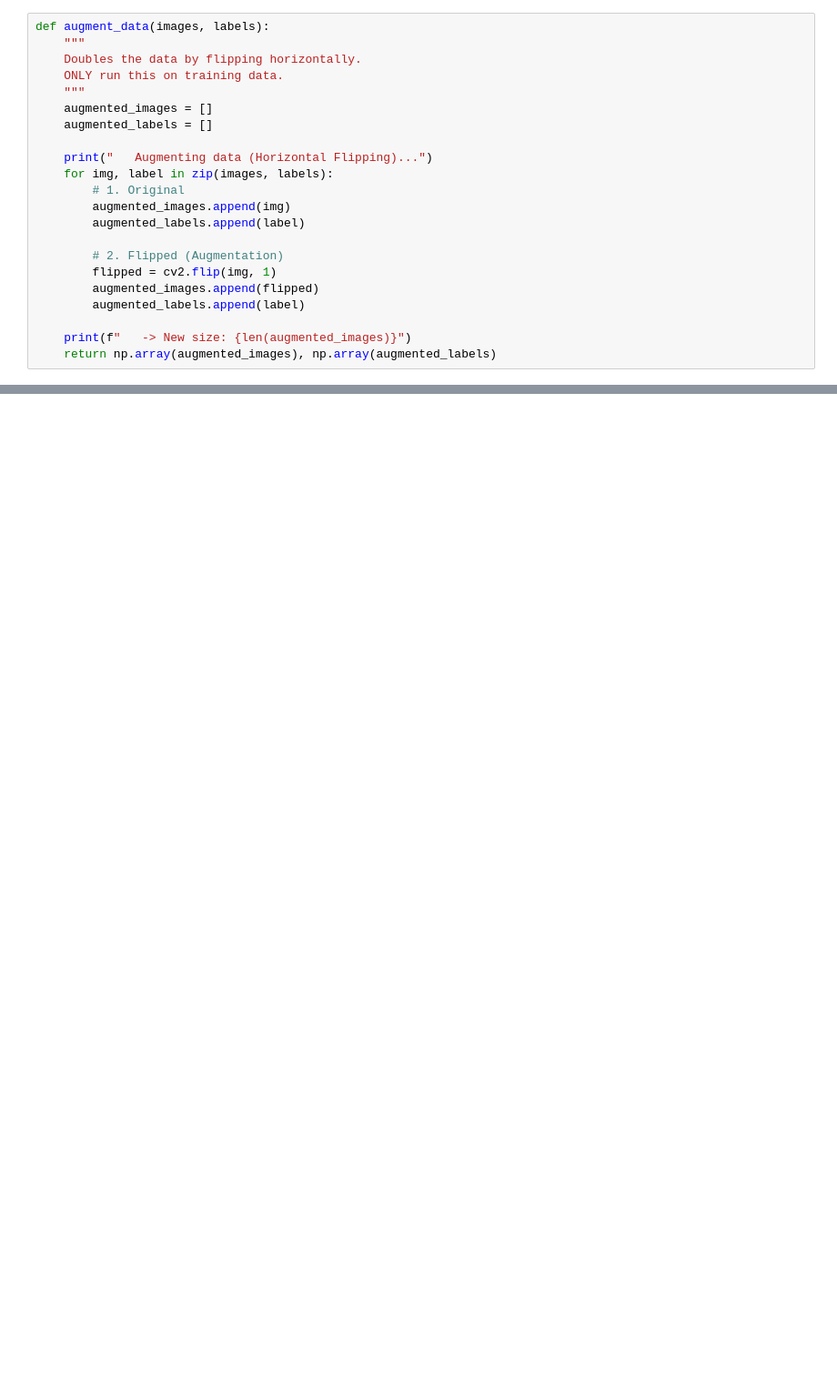
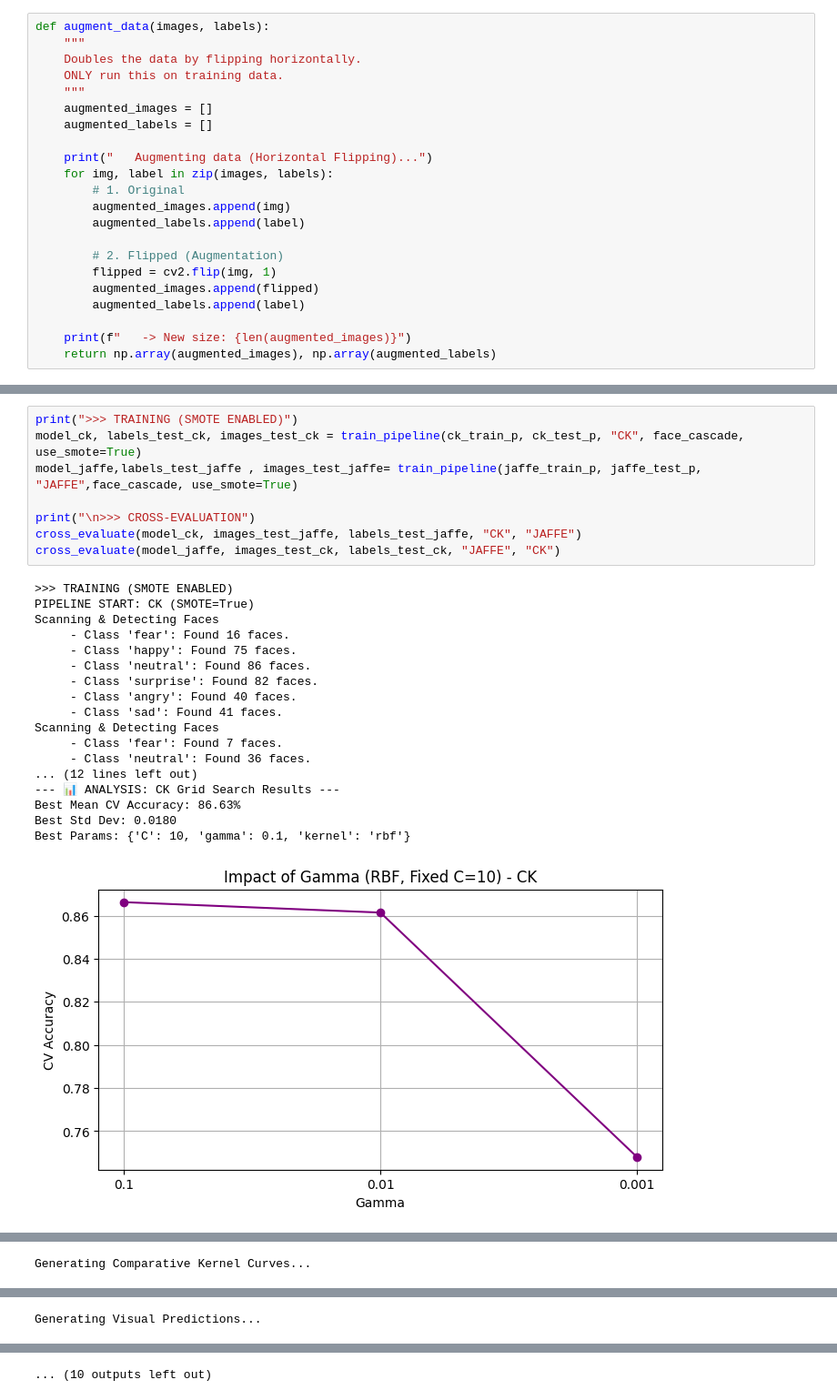
Before and after one commit to yahal2005/Facial-Emotion-Recognition, a Jupyter notebook: facial_emotion_recognition.ipynb, the cells around one changed output, grey strips where cells are left out. Shown at 91% size. Drawn from its saved outputs; the diff is of its cells as text; blank space fills up the shorter version.

```diff
--- a/facial_emotion_recognition.ipynb
+++ b/facial_emotion_recognition.ipynb
@@ -395,0 +509,27 @@ Generating Visual Predictions...
+# %%
+print(">>> TRAINING (SMOTE ENABLED)")
+model_ck, labels_test_ck, images_test_ck = train_pipeline(ck_train_p, ck_test_p, "CK", face_cascade, use_smote=True)
+model_jaffe,labels_test_jaffe , images_test_jaffe= train_pipeline(jaffe_train_p, jaffe_test_p, "JAFFE",face_cascade, use_smote=True)
+
+print("\n>>> CROSS-EVALUATION")
+cross_evaluate(model_ck, images_test_jaffe, labels_test_jaffe, "CK", "JAFFE")
+cross_evaluate(model_jaffe, images_test_ck, labels_test_ck, "JAFFE", "CK")
+# %% [output]
+>>> TRAINING (SMOTE ENABLED)
+PIPELINE START: CK (SMOTE=True)
+Scanning & Detecting Faces
+     - Class 'fear': Found 16 faces.
+     - Class 'happy': Found 75 faces.
+     - Class 'neutral': Found 86 faces.
+     - Class 'surprise': Found 82 faces.
+     - Class 'angry': Found 40 faces.
+     - Class 'sad': Found 41 faces.
+Scanning & Detecting Faces
+     - Class 'fear': Found 7 faces.
+     - Class 'neutral': Found 36 faces.
+... (12 lines left out)
+--- 📊 ANALYSIS: CK Grid Search Results ---
+Best Mean CV Accuracy: 86.63%
+Best Std Dev: 0.0180
+Best Params: {'C': 10, 'gamma': 0.1, 'kernel': 'rbf'}
+[figure, added]
@@ -395,0 +556 @@ Generating Visual Predictions...
+Generating Comparative Kernel Curves...
@@ -395,0 +559 @@ Generating Visual Predictions...
+Generating Visual Predictions...
@@ -395,0 +598 @@ Generating Visual Predictions...
+... (10 outputs left out)
```
Also changed, not shown: parts of 18 cells of this notebook.
